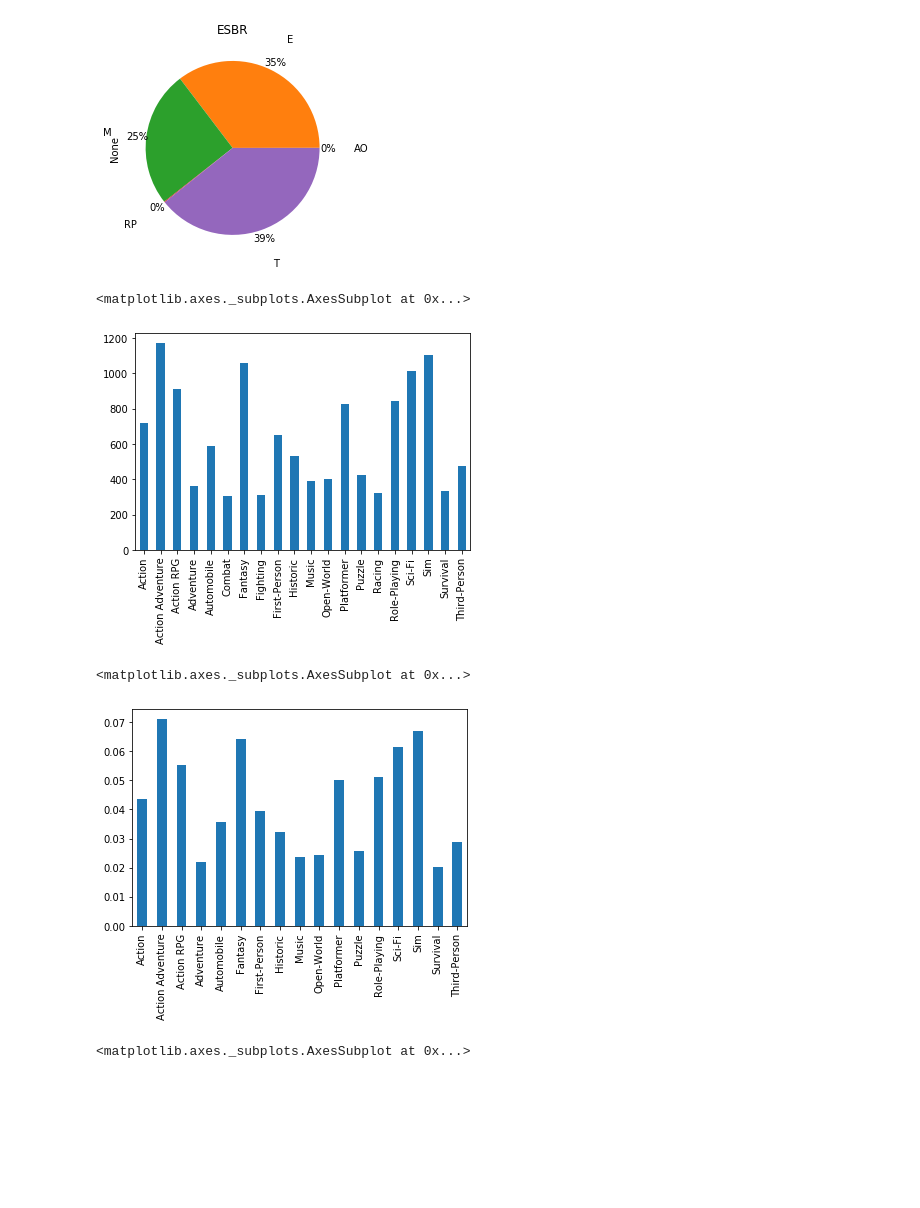
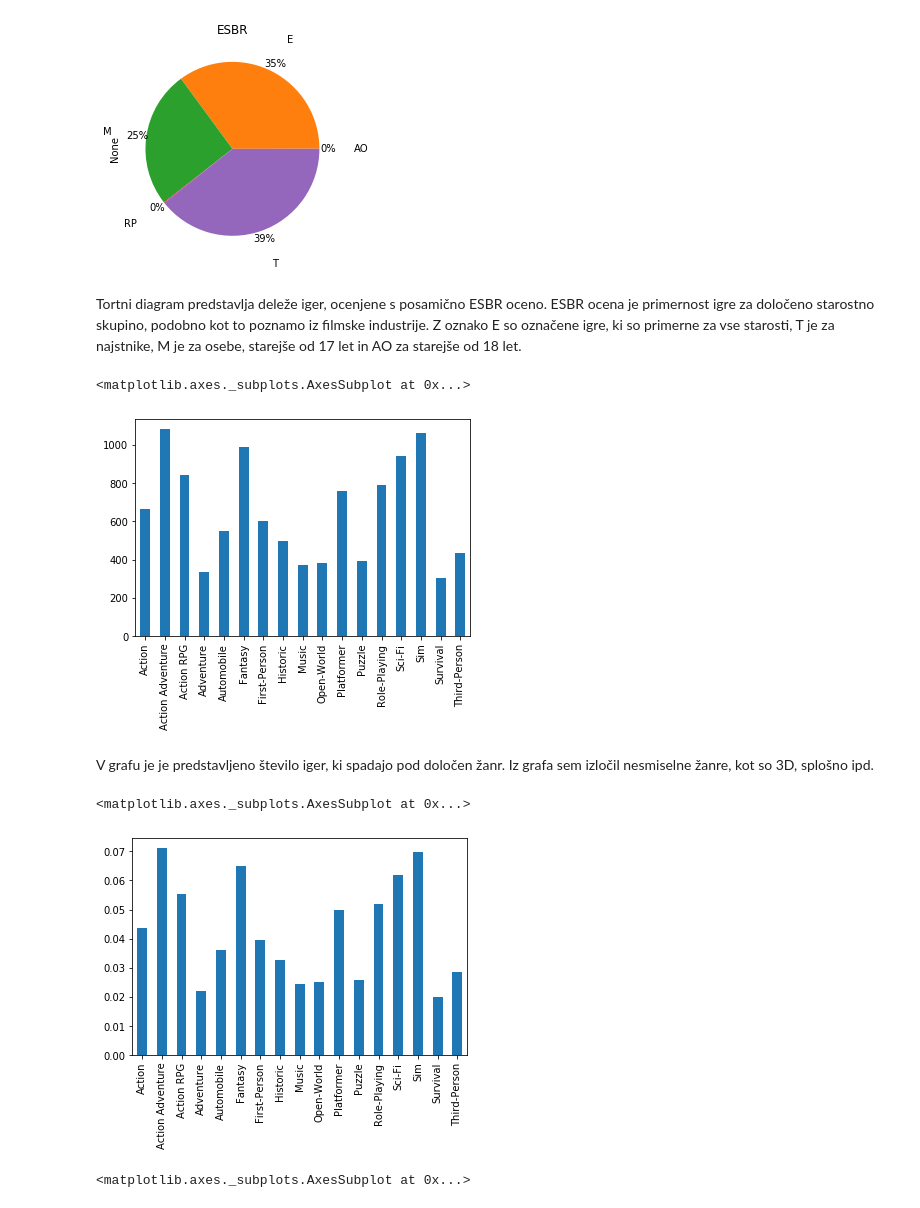
Before and after one commit to ZanKramar/Projektna_naloga_prog1, a Jupyter notebook: analiza.ipynb, the cells around one changed output. Cells and saved outputs as stored; diff of their text form; code cells hidden in the pictures; blank space fills up the shorter version.

```diff
--- a/analiza.ipynb
+++ b/analiza.ipynb
@@ -30,7 +30,7 @@ igre = igre.replace({'konzola':zamenjaj})
 igre = igre[:16500]
 igre['Metascore'] = pd.to_numeric(igre['Metascore'], errors='coerce')
 igre['Ocena uporabnikov'] = pd.to_numeric(igre['Ocena uporabnikov'], errors='coerce')
-igre['Skupna ocena'] = igre['Metascore'] + igre['Ocena uporabnikov']*10
+igre['Skupna ocena'] = (igre['Metascore'] + igre['Ocena uporabnikov']*10)/2
 igre['Datum izdaje'] = pd.to_datetime(igre['Datum_izdaje'])
 igre = igre.drop(['Datum_izdaje', 'url_do_igre'], axis=1)
 igre = igre[pd.to_numeric(igre['Ocena uporabnikov'], errors='coerce').notnull()]
@@ -66,6 +76,9 @@ igre.groupby('ESBR').size().plot.pie(autopct='%1.0f%%', pctdistance=1.1, labeldi
 # %% [output]
 <matplotlib.axes._subplots.AxesSubplot at 0x...>
 [figure]
+# %% [markdown]
+Tortni diagram predstavlja deleže iger, ocenjene s posamično ESBR oceno. ESBR ocena je primernost igre za določeno starostno skupino, podobno kot to poznamo iz filmske industrije.
+Z oznako E so označene igre, ki so primerne za vse starosti, T je za najstnike, M je za osebe, starejše od 17 let in AO za starejše od 18 let.
 # %%
 vsota1 =  igre.groupby(['1.žanr']).size().drop(labels=['3D', '2D', 'General', 'Modern', 'Arcade', 'Compilation'])
 vsota2 = igre.groupby(['2.žanr']).size().drop(labels=['3D', '2D', 'General', 'Modern', 'Arcade', 'Compilation'])
@@ -73,13 +86,15 @@ vsota = vsota2.add(vsota1, fill_value=0)
 vsota[vsota>300].plot.bar()
 # %% [output]
 <matplotlib.axes._subplots.AxesSubplot at 0x...>
-[figure, old version]
+[figure, new version]
+# %% [markdown]
+V grafu je je predstavljeno število iger, ki spadajo pod določen žanr. Iz grafa sem izločil nesmiselne žanre, kot so 3D, splošno ipd.
 # %%
-vsotaa = vsota/16500
+vsotaa = vsota/15219
 vsotaa[vsotaa > 0.02].plot.bar()
 # %% [output]
 <matplotlib.axes._subplots.AxesSubplot at 0x...>
-[figure, old version]
+[figure, new version]
 # %%
 top200meta = igre[:200]
 top200meta
```
Also changed, not shown: parts of 31 cells of this notebook, 1 other file.
